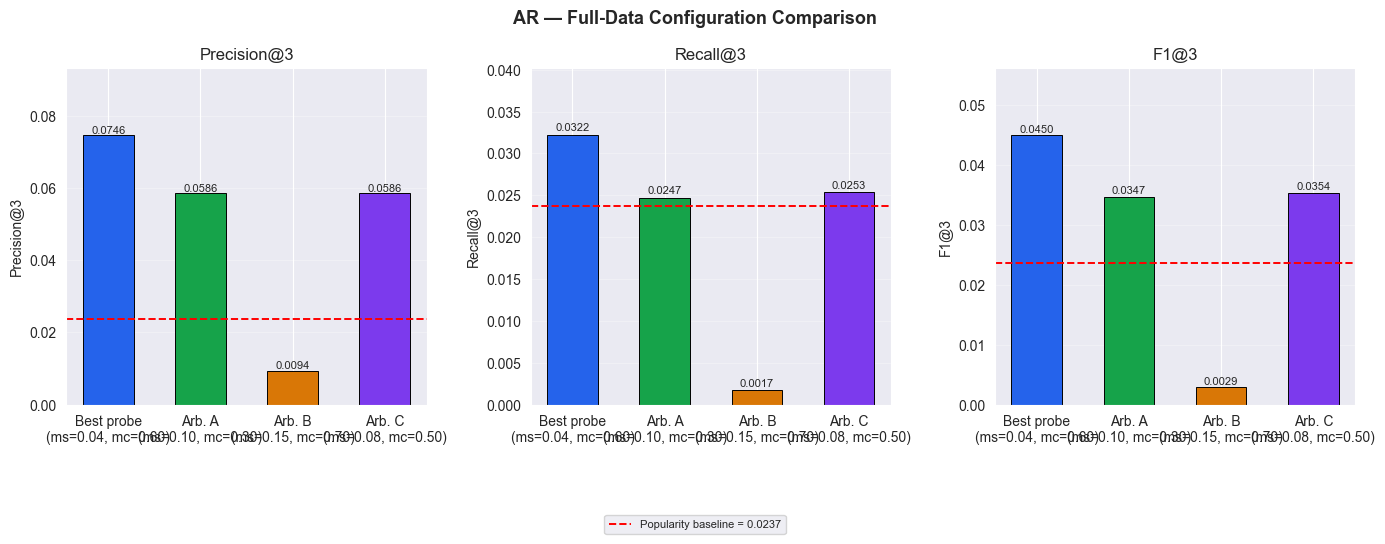
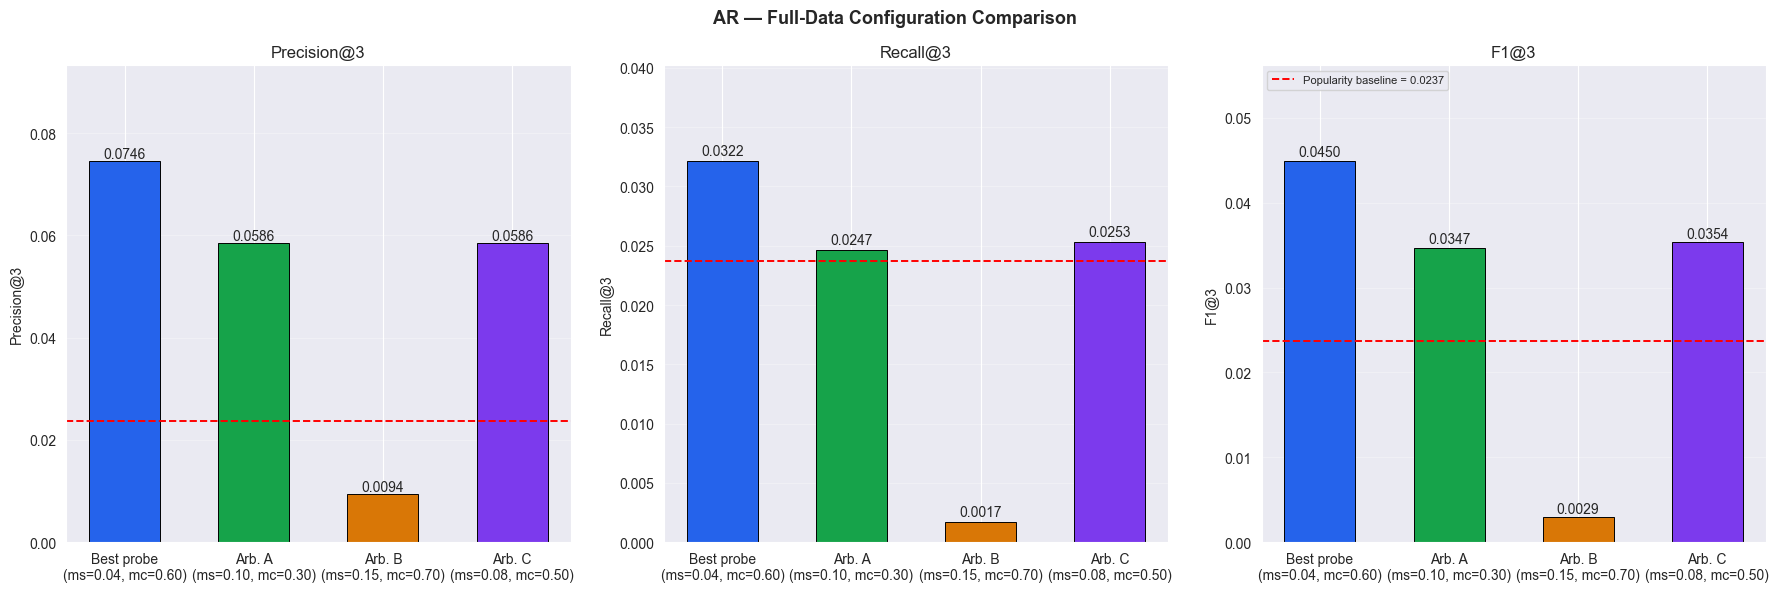
Code edit (unified diff) that turned the first committed figure into the second:
--- before
+++ after
@@ -18,5 +18,5 @@
 print(ar_display.to_string(index=False))
 # Bar chart
-fig, axes = plt.subplots(1, 3, figsize=(14, 5))
+fig, axes = plt.subplots(1, 3, figsize=(18, 6))
 fig.suptitle("AR — Full-Data Configuration Comparison", fontsize=13, fontweight="bold")
 
@@ -39,5 +39,5 @@
         ax.text(bar.get_x() + bar.get_width() / 2,
                 bar.get_height() + 0.0005,
-                f"{v:.4f}", ha="center", fontsize=8)
+                f"{v:.4f}", ha="center", fontsize=10)
     ax.set_ylabel(label)
     ax.set_title(label)

Commit: Dodanie obserwacji: precision głównym driverem poprawy nad baseline AR